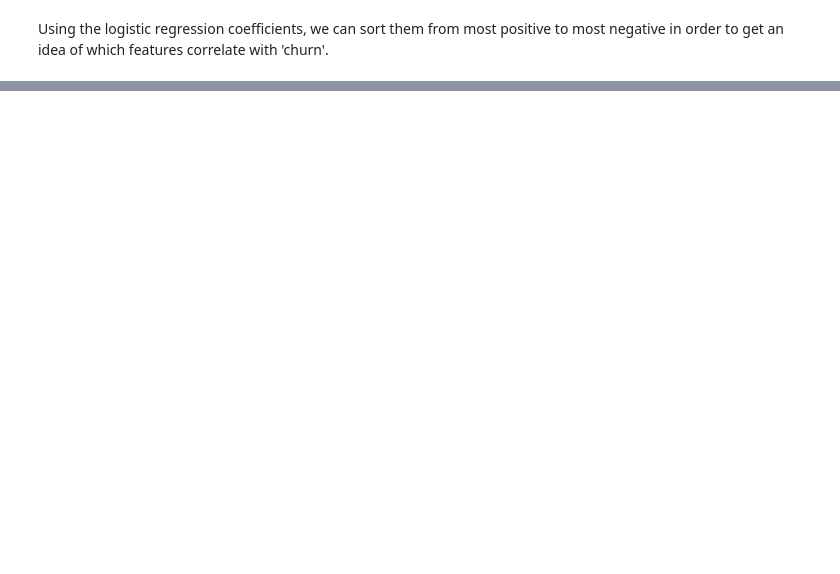
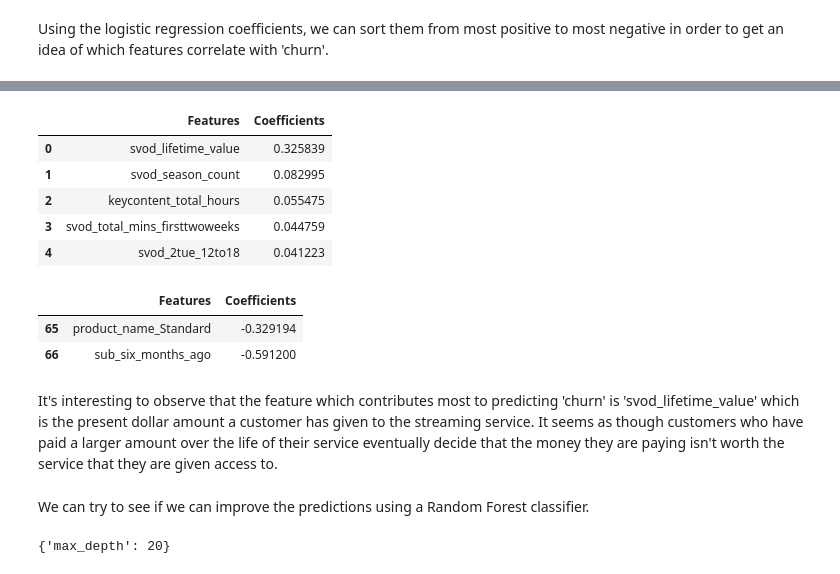
Before and after one commit to danielkychen/customerChurn, a Jupyter notebook: Customer Churn Prediction.ipynb, the cells around one changed output, grey strips where cells are left out. Saved outputs shown, nothing was run; the diff lists cells and outputs as text; code cells hidden in the pictures; blank space fills up the shorter version.

```diff
--- a/Customer Churn Prediction.ipynb
+++ b/Customer Churn Prediction.ipynb
@@ -462,0 +412,23 @@ logitFeaturesDF
+# %%
+logitFeaturesDF.index = range(0, len(logitFeaturesDF))
+# %%
+#Top 5 features which predict 'churn'
+logitFeaturesDF.head()
+# %% [output]
+|  | Features | Coefficients |
+| 0 | svod_lifetime_value | 0.325839 |
+| 1 | svod_season_count | 0.082995 |
+| 2 | keycontent_total_hours | 0.055475 |
+| 3 | svod_total_mins_firsttwoweeks | 0.044759 |
+| 4 | svod_2tue_12to18 | 0.041223 |
+# %%
+#Top 2 features which negatively correlate with 'churn'
+logitFeaturesDF.iloc[65:, :]
+# %% [output]
+|  | Features | Coefficients |
+| 65 | product_name_Standard | -0.329194 |
+| 66 | sub_six_months_ago | -0.591200 |
+# %% [markdown]
+It's interesting to observe that the feature which contributes most to predicting 'churn' is 'svod_lifetime_value' which is the present dollar amount a customer has given to the streaming service. It seems as though customers who have paid a larger amount over the life of their service eventually decide that the money they are paying isn't worth the service that they are given access to.
+# %% [markdown]
+We can try to see if we can improve the predictions using a Random Forest classifier.
@@ -462,0 +447,5 @@ logitFeaturesDF
+# %%
+#What is the best hyperparameter?
+print(gridCV.best_params_)
+# %% [output]
+{'max_depth': 20}
```
Also changed, not shown: parts of 19 cells of this notebook.
